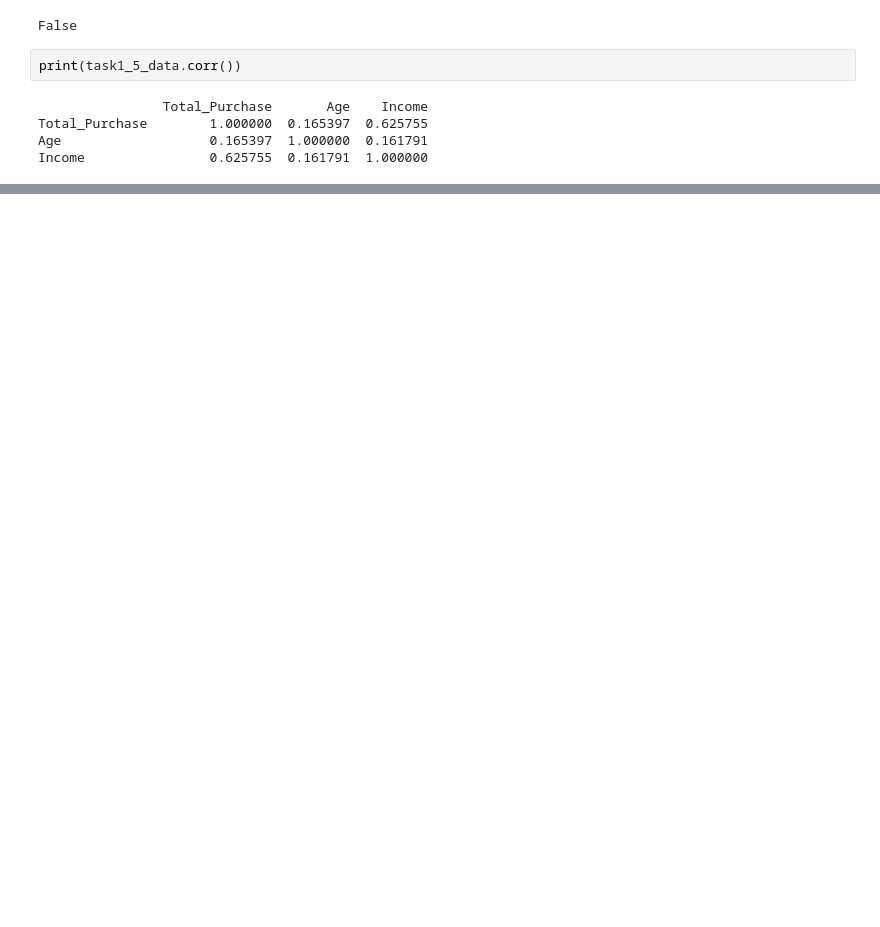
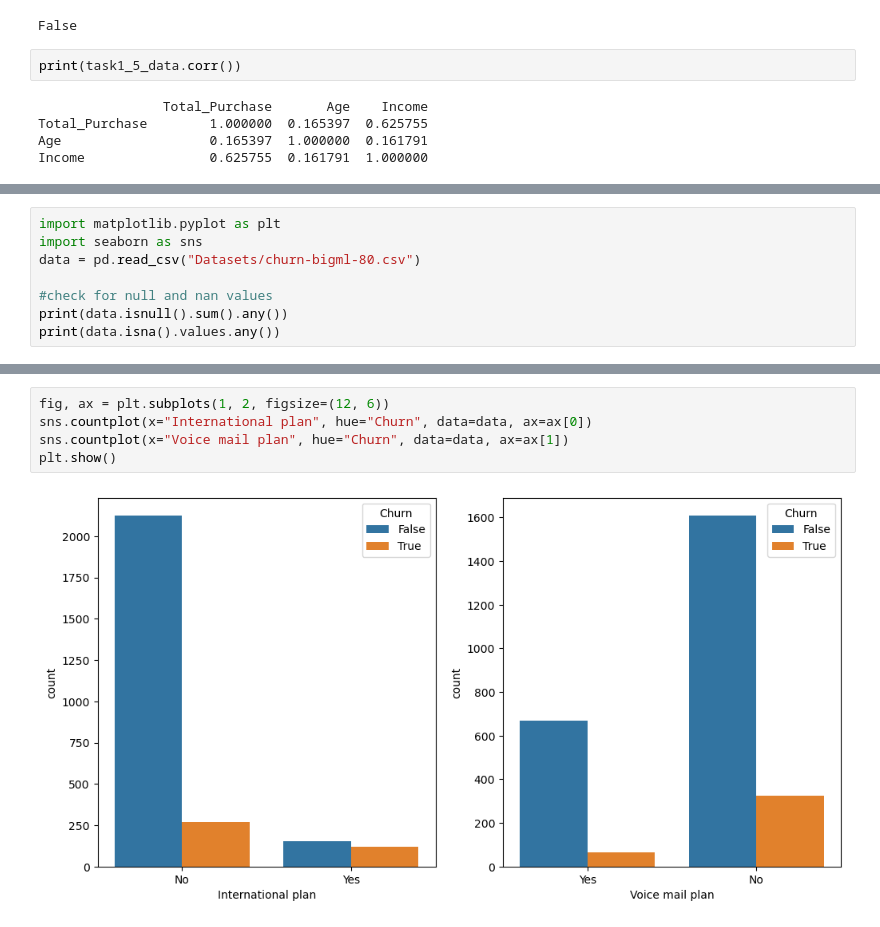
Before and after one commit to hdahlber/Business-Analytics-1, a Jupyter notebook: Assignment 2/Solution.ipynb, the cells around one changed output, grey strips where cells are left out. Drawn from its saved outputs; the diff is of its cells as text; blank space fills up the shorter version.

```diff
--- a/Assignment 2/Solution.ipynb
+++ b/Assignment 2/Solution.ipynb
@@ -178,0 +184,8 @@ Income                0.625755  0.161791  1.000000
+# %%
+import matplotlib.pyplot as plt
+import seaborn as sns
+data = pd.read_csv("Datasets/churn-bigml-80.csv")
+
+#check for null and nan values
+print(data.isnull().sum().any())
+print(data.isna().values.any())
@@ -178,0 +218,7 @@ Income                0.625755  0.161791  1.000000
+# %%
+fig, ax = plt.subplots(1, 2, figsize=(12, 6))
+sns.countplot(x="International plan", hue="Churn", data=data, ax=ax[0])
+sns.countplot(x="Voice mail plan", hue="Churn", data=data, ax=ax[1])
+plt.show()
+# %% [output]
+[figure, added]
```
Also changed, not shown: parts of 32 cells of this notebook.
